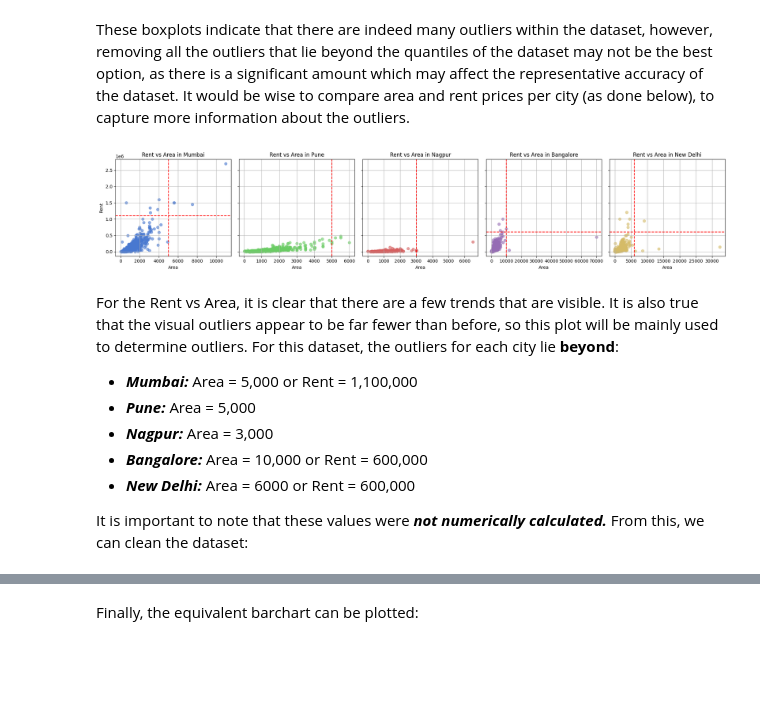
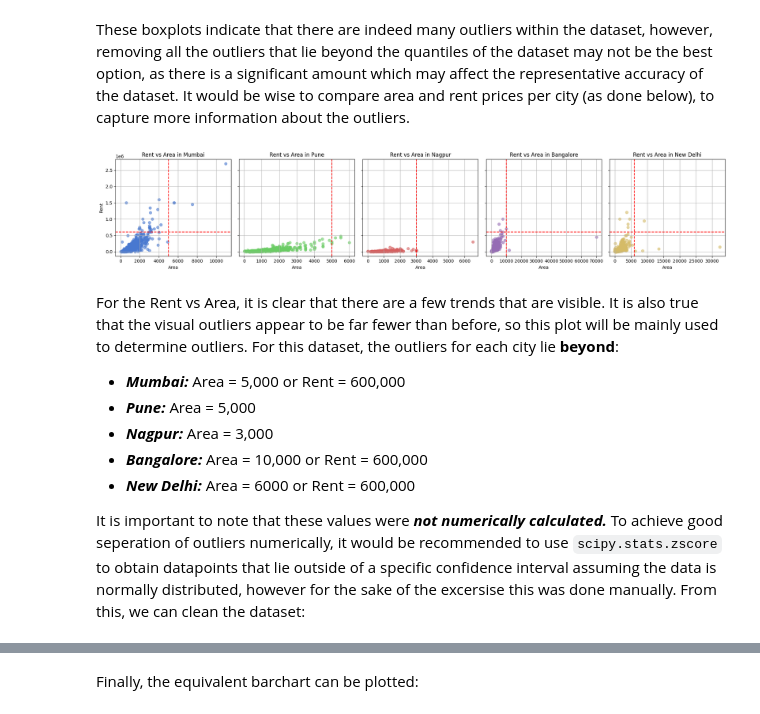
Before and after one commit to majdyousof/machine-learning-coursework, a Jupyter notebook: 02061161_code.ipynb, the cells around one changed output, grey strips where cells are left out. Cells and saved outputs as stored; diff of their text form; code cells hidden in the pictures; blank space fills up the shorter version.

```diff
--- a/02061161_code.ipynb
+++ b/02061161_code.ipynb
@@ -129,45 +129,45 @@ These boxplots indicate that there are indeed many outliers within the dataset,
 # Get unique cities
 cities = data['city'].unique()
 
 # initialising the thresholds for rent and area (explanation in the next cell)
-rentthresholds = {'Mumbai': 1100000, 'Bangalore': 600000, 'New Delhi': 600000, 'Pune': 1e30, 'Nagpur': 1e30} # 1e30 is a very large number
+rentthresholds = {'Mumbai': 600000, 'Bangalore': 600000, 'New Delhi': 600000, 'Pune': 1e30, 'Nagpur': 1e30} # 1e30 is a very large number
 areathresholds = {'Mumbai': 5000, 'Bangalore': 10000, 'New Delhi': 6000, 'Pune': 5000, 'Nagpur': 3000}
 
 # Create a figure and subplots with a grid of 1 row and len(cities) columns
 fig, axs = plt.subplots(1, len(cities), figsize=(20, 4), sharey=True)
 
 # Loop through each city and create a scatter plot for each
 for i, city in enumerate(cities):
     city_data = data[data['city'] == city]  # Filter data by city
     axs[i].scatter(city_data['area'], city_data['rent'], color= sns.color_palette('muted6')[i], alpha=0.6, marker='o')
 
     if city_data.max()['rent'] > rentthresholds[city]:
         axs[i].axhline(rentthresholds[city], color='red', linestyle='--', label='Rent Threshold')
     if city_data.max()['area'] > areathresholds[city]:
         axs[i].axvline(areathresholds[city], color='red', linestyle='--', label='Area Threshold')
 
     axs[i].set_title(f'Rent vs Area in {city}')
     axs[i].grid(True)
     axs[i].set_xlabel('Area')
     if i == 0:
         axs[i].set_ylabel('Rent')
 
 # Adjust layout and show the plot
 plt.tight_layout()
 plt.savefig('plots/compRentVsArea.svg')
 plt.show()
 # %% [output]
-[figure, old version]
+[figure, new version]
 # %% [markdown]
 For the Rent vs Area, it is clear that there are a few trends that are visible. It is also true that the visual outliers appear to be far fewer than before, so this plot will be mainly used to determine outliers. For this dataset, the outliers for each city lie **beyond**:
 
-- ***Mumbai:*** Area = 5,000 or Rent = 1,100,000
+- ***Mumbai:*** Area = 5,000 or Rent = 600,000
 - ***Pune:*** Area = 5,000
 - ***Nagpur:*** Area = 3,000
 - ***Bangalore:*** Area = 10,000 or Rent = 600,000
 - ***New Delhi:*** Area = 6000 or Rent = 600,000
 
-It is important to note that these values were ***not numerically calculated.*** From this, we can clean the dataset:
+It is important to note that these values were ***not numerically calculated.*** To achieve good seperation of outliers numerically, it would be recommended to use `scipy.stats.zscore` to obtain datapoints that lie outside of a specific confidence interval assuming the data is normally distributed, however for the sake of the excersise this was done manually. From this, we can clean the dataset:
 # %%
 # filtering the data based on the thresholds
 data_filtered = data.copy()
```
Also changed, not shown: parts of 10 cells of this notebook, 6 other files.
